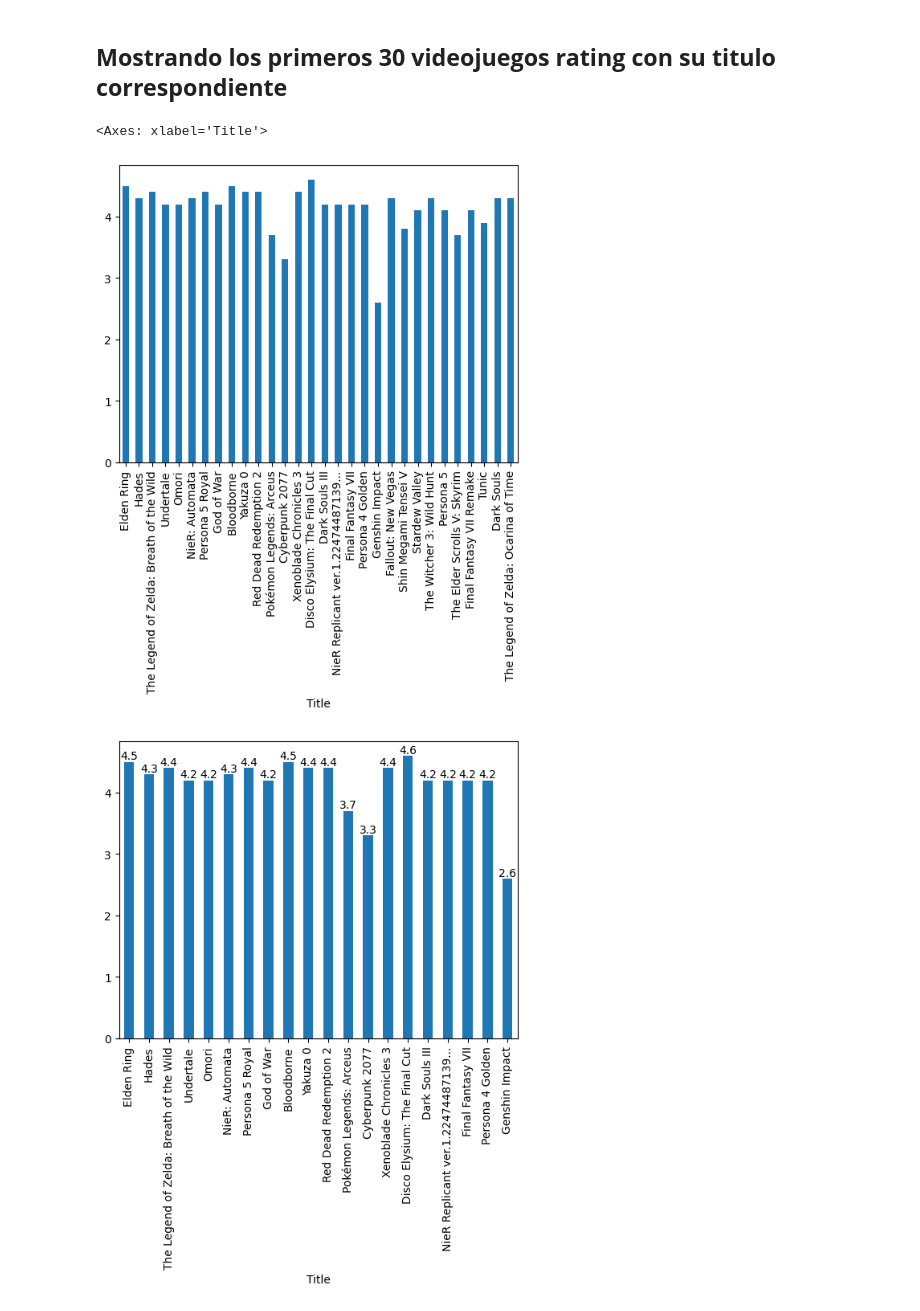
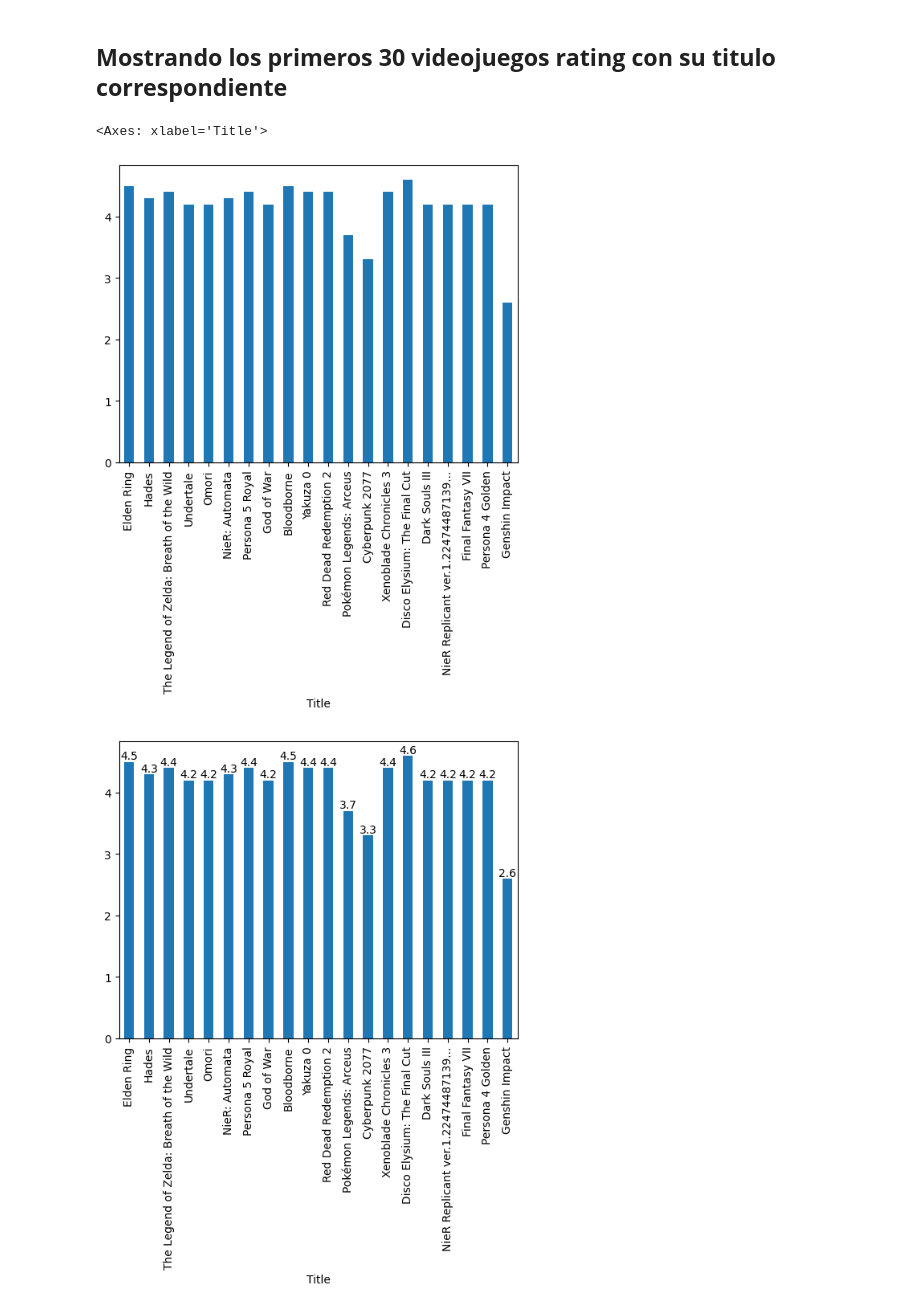
Before and after one commit to KriegerN/Python-Semestre-1, a Jupyter notebook: Jupyter/04-pandas.ipynb, the cells around one changed output. Saved outputs shown, nothing was run; the diff lists cells and outputs as text; code cells hidden in the pictures.

```diff
--- a/Jupyter/04-pandas.ipynb
+++ b/Jupyter/04-pandas.ipynb
@@ -122,6 +143,6 @@ def filtro_rpg(genres):
 datosRPG = data_sin_nulos[data_sin_nulos['Genres'].apply(filtro_rpg)]
 
 #Muestra el dataset solamente incluyendo la columnas Titulo y Ranking
-nombresRPG = datosRPG[['Title', 'Rating','Team']]
+nombresRPG = datosRPG[['Title', 'Rating']]
 nombresRPG.head(10)
 # %% [output]
@@ -183,12 +203,12 @@ datasetRPG.drop(['Title'],axis=1)['Rating'].plot(kind='bar')
 # %% [markdown]
 ## **Mostrando los primeros 30 videojuegos rating con su titulo correspondiente**
 # %%
-datasetRPG = nombresRPG.head(30)
+datasetRPG = nombresRPG.head(20)
 datasetRPG.set_index('Title', inplace=True)  # Establecer la columna 'Title' como índice
 datasetRPG['Rating'].plot(x=None, kind='bar')  # Utilizar el índice en el eje x
 # %% [output]
 <Axes: xlabel='Title'>
-[figure, old version]
+[figure, new version]
 # %%
 datasetRPG = nombresRPG.head(20)
 datasetRPG.set_index('Title', inplace=True)
```
Also changed, not shown: parts of 12 cells of this notebook.
